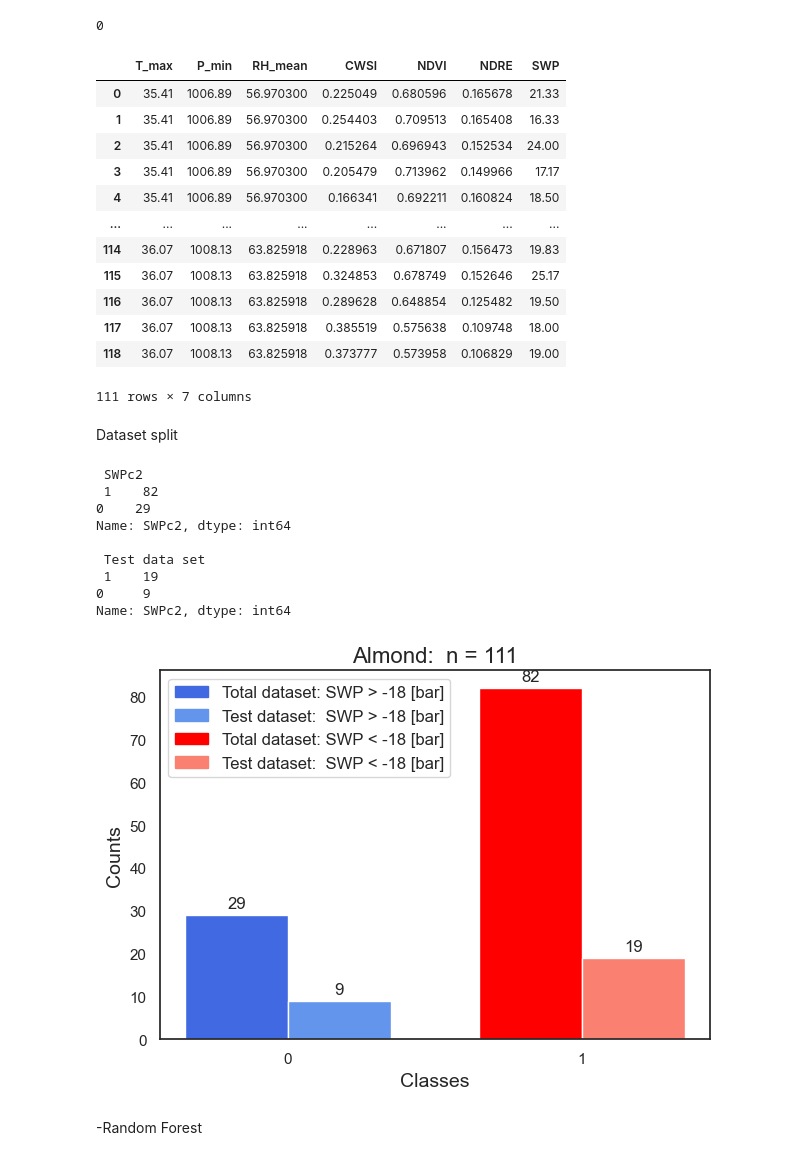
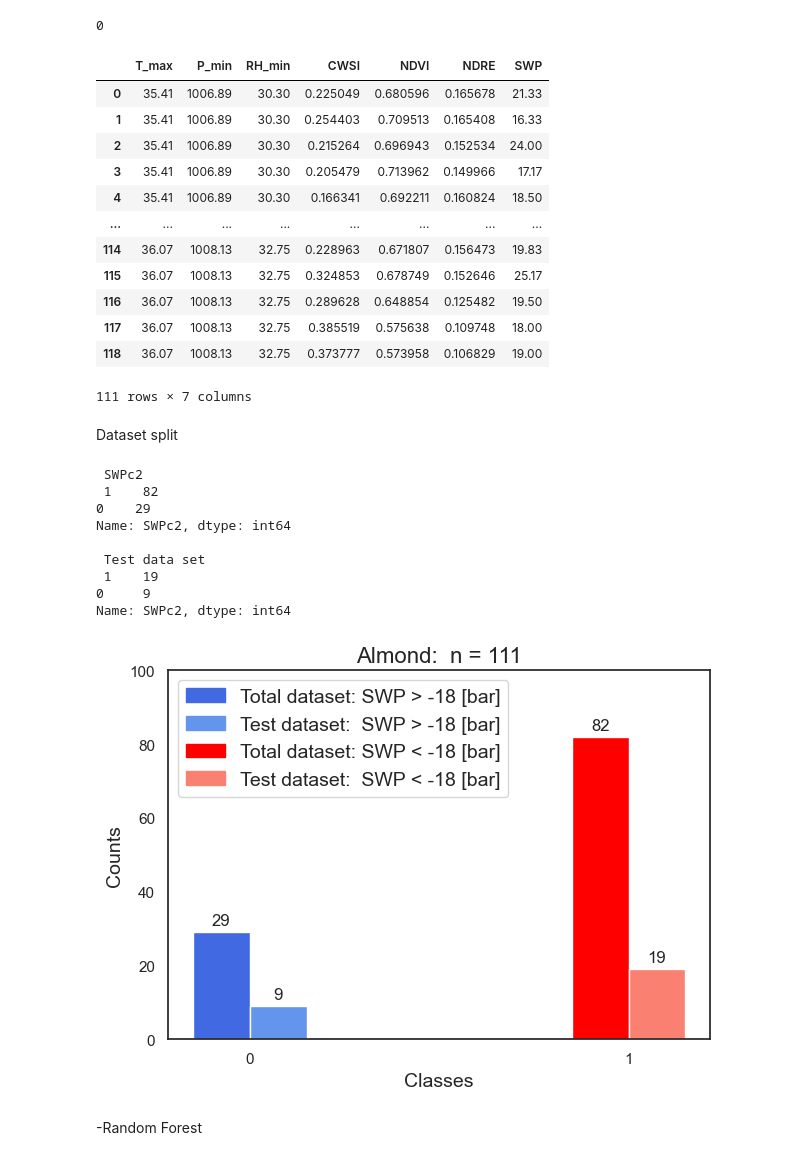
Before and after one commit to mehradmrt/A_Orchard_Data_Analysis, a Jupyter notebook: src_data_analysis/ML_algorithms_1_new.ipynb, the cells around one changed output. Drawn from its saved outputs; the diff is of its cells as text; code cells hidden in the pictures.

```diff
--- a/src_data_analysis/ML_algorithms_1_new.ipynb
+++ b/src_data_analysis/ML_algorithms_1_new.ipynb
@@ -101,7 +101,7 @@ plt.show()
 [figure]
 # %%
 # # mdf = mdf.drop(['LCI','NDVI','GNDVI', 'leaf_temp','OSAVI'], axis=1)
-mdf = mdf.drop(['LCI', 'GNDVI' ,'OSAVI' ,'P_max','P_mean','RH_min','RH_max','T_min','T_mean'], axis=1)
+mdf = mdf.drop(['LCI', 'GNDVI' ,'OSAVI' ,'P_max','P_mean','RH_mean','RH_max','T_min','T_mean'], axis=1)
 corrs = mdf.corr()
 # f , ax = plt.subplots(figsize=(5,5))
 # sns.heatmap(corrs,square=True,vmax=1)
@@ -110,7 +110,7 @@ mask = np.triu(np.ones_like(corrs, dtype=bool), k=1)
 cmap = sns.diverging_palette(230, 20, as_cmap=True)  # color palette
 sns.heatmap(corrs,mask=mask, square=True, vmin=-1, vmax=1, cmap=cmap, annot=True, fmt=".2f", linewidths=.5, cbar_kws={"shrink": .5})
 
-# plt.title(orchard+ ': Reduced Correlation Heatmap', fontsize=16)  # title of the heatmap
+# plt.title(orchard+ ': Correlation Heatmap (Reduced)', fontsize=20)  # title of the heatmap
 # plt.xlabel('Variables', fontsize=15)  # x-axis label
 # plt.ylabel('Variables', fontsize=15)  # y-axis label
 
@@ -118,6 +118,6 @@ plt.xticks(rotation=45)  # rotate x-axis labels if needed
 plt.yticks(rotation=45)  # rotate y-axis labels if needed
 
 
-plt.savefig('../figures/'+orchard+'_correlation_r.png',dpi=300)
+plt.savefig('../figures/'+orchard+'_correlation_r.png',dpi=600)
 plt.show()
 # %% [output]
@@ -135,18 +135,18 @@ main['SWPc2'].isnull().sum()
 # %%
 mdf
 # %% [output]
-|  | T_max | P_min | RH_mean | CWSI | NDVI | NDRE | SWP |
-| 0 | 35.41 | 1006.89 | 56.970300 | 0.225049 | 0.680596 | 0.165678 | 21.33 |
-| 1 | 35.41 | 1006.89 | 56.970300 | 0.254403 | 0.709513 | 0.165408 | 16.33 |
-| 2 | 35.41 | 1006.89 | 56.970300 | 0.215264 | 0.696943 | 0.152534 | 24.00 |
-| 3 | 35.41 | 1006.89 | 56.970300 | 0.205479 | 0.713962 | 0.149966 | 17.17 |
-| 4 | 35.41 | 1006.89 | 56.970300 | 0.166341 | 0.692211 | 0.160824 | 18.50 |
+|  | T_max | P_min | RH_min | CWSI | NDVI | NDRE | SWP |
+| 0 | 35.41 | 1006.89 | 30.30 | 0.225049 | 0.680596 | 0.165678 | 21.33 |
+| 1 | 35.41 | 1006.89 | 30.30 | 0.254403 | 0.709513 | 0.165408 | 16.33 |
+| 2 | 35.41 | 1006.89 | 30.30 | 0.215264 | 0.696943 | 0.152534 | 24.00 |
+| 3 | 35.41 | 1006.89 | 30.30 | 0.205479 | 0.713962 | 0.149966 | 17.17 |
+| 4 | 35.41 | 1006.89 | 30.30 | 0.166341 | 0.692211 | 0.160824 | 18.50 |
 | ... | ... | ... | ... | ... | ... | ... | ... |
-| 114 | 36.07 | 1008.13 | 63.825918 | 0.228963 | 0.671807 | 0.156473 | 19.83 |
-| 115 | 36.07 | 1008.13 | 63.825918 | 0.324853 | 0.678749 | 0.152646 | 25.17 |
-| 116 | 36.07 | 1008.13 | 63.825918 | 0.289628 | 0.648854 | 0.125482 | 19.50 |
-| 117 | 36.07 | 1008.13 | 63.825918 | 0.385519 | 0.575638 | 0.109748 | 18.00 |
-| 118 | 36.07 | 1008.13 | 63.825918 | 0.373777 | 0.573958 | 0.106829 | 19.00 |
+| 114 | 36.07 | 1008.13 | 32.75 | 0.228963 | 0.671807 | 0.156473 | 19.83 |
+| 115 | 36.07 | 1008.13 | 32.75 | 0.324853 | 0.678749 | 0.152646 | 25.17 |
+| 116 | 36.07 | 1008.13 | 32.75 | 0.289628 | 0.648854 | 0.125482 | 19.50 |
+| 117 | 36.07 | 1008.13 | 32.75 | 0.385519 | 0.575638 | 0.109748 | 18.00 |
+| 118 | 36.07 | 1008.13 | 32.75 | 0.373777 | 0.573958 | 0.106829 | 19.00 |
 111 rows × 7 columns
 # %% [markdown]
 Dataset split
@@ -157,9 +157,9 @@ test_size = 0.25
 num_features_to_select = 6
 cv=10
 
-skf = StratifiedKFold(n_splits=cv, shuffle=True, random_state=0) # (15,27) (#17, 27) (17,57) ( ,100)
+skf = StratifiedKFold(n_splits=cv, shuffle=True, random_state=  18) # (9or15or17,234) (15,27) (#17, 27) (17,57) ( ,100) (63, 234)
 X_train, X_test, y_train, y_test = train_test_split(X, y, test_size = test_size, \
-                                                    random_state = 113) #27 #57 #100
+                                                    random_state = 234) #27 #57 #100 #234
 
 feature_names = mdf.columns[:-1].to_numpy()
 
@@ -175,12 +175,14 @@ def plot_label_distribution(main, y_test):
     mylabels = total_counts.index
 
     x = np.arange(len(mylabels))  # the label locations
-    width = 0.35  # the width of the bars
+    width = 0.15  # the width of the bars
 
     fig, ax = plt.subplots()
 
     rects1 = ax.bar(x - width/2, total_counts, width, label='Total', color=['royalblue' if label == 0 else 'red' for label in mylabels])
     rects2 = ax.bar(x + width/2, test_counts, width, label='Test', color=['cornflowerblue' if label == 0 else 'salmon' for label in mylabels])
+    # rects1 = ax.bar(x - width/2, total_counts, width, label='Total', color='black')
+    # rects2 = ax.bar(x + width/2, test_counts, width, label='Test', color='gray')
 
     # Add some text for labels, title and custom x-axis tick labels, etc.
     ax.set_ylabel('Counts',fontsize=14)
@@ -188,37 +190,43 @@ def plot_label_distribution(main, y_test):
     ax.set_xlabel('Classes',fontsize=14)
     ax.set_xticks(x)
     ax.set_xticklabels(mylabels)
+    ax.set_ylim([0, 100])
     # ax.legend()
 
     ax.bar_label(rects1, padding=3)
     ax.bar_label(rects2, padding=3)
 
     fig.tight_layout()
     plt.grid(False)
 
 
     tot0 = mpatches.Patch(color='royalblue', label=f'Total dataset: SWP > {-cuttoff} [bar]')
     test0 = mpatches.Patch(color='cornflowerblue', label=f'Test dataset:  SWP > {-cuttoff} [bar]')
     tot1 = mpatches.Patch(color='red', label=f'Total dataset: SWP < {-cuttoff} [bar]')
     test1 = mpatches.Patch(color='salmon', label=f'Test dataset:  SWP < {-cuttoff} [bar]')
-    plt.legend(handles=[tot0,test0,tot1,test1], fontsize=12, loc='upper left')
+    # tot0 = mpatches.Patch(color='black', label=f'Total dataset: SWP > {-cuttoff} [bar]')
+    # test0 = mpatches.Patch(color='gray', label=f'Test dataset:  SWP > {-cuttoff} [bar]')
+    # tot1 = mpatches.Patch(color='black', label=f'Total dataset: SWP < {-cuttoff} [bar]')
+    # test1 = mpatches.Patch(color='gray', label=f'Test dataset:  SWP < {-cuttoff} [bar]')
+
+    plt.legend(handles=[tot0,test0,tot1,test1], fontsize=14, loc='upper left')
     # plt.legend('s','2','3','5')
 
-    # plt.savefig('../figures/'+orchard+'_counts.png', dpi=300)
+    plt.savefig('../figures/'+orchard+'_counts.png', dpi=300)
     plt.show()
 
 plot_label_distribution(main, y_test)
 # %% [output]
  SWPc2
  1    82
 0    29
 Name: SWPc2, dtype: int64
 
  Test data set
  1    19
 0     9
 Name: SWPc2, dtype: int64
-[figure, old version]
+[figure, new version]
 # %% [markdown]
 -Random Forest
 # %%
```
Also changed, not shown: parts of 16 cells of this notebook, 8 other files.
